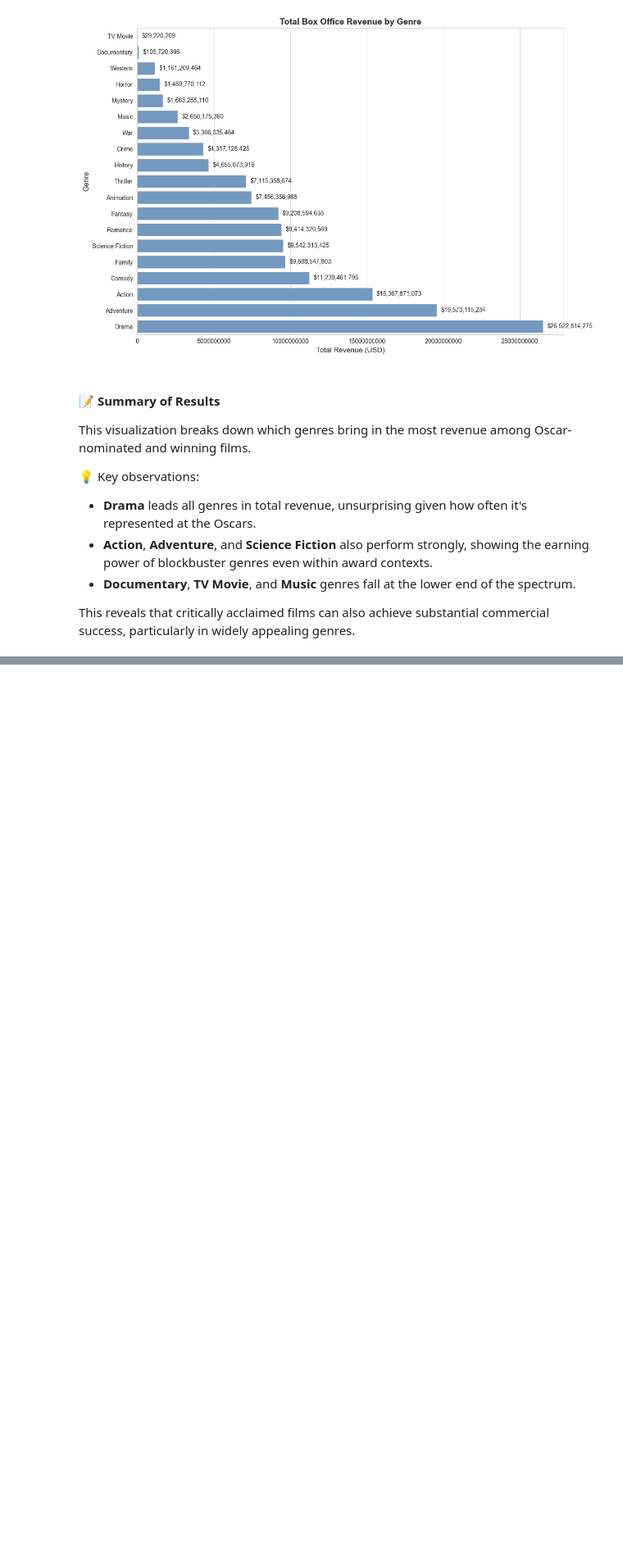
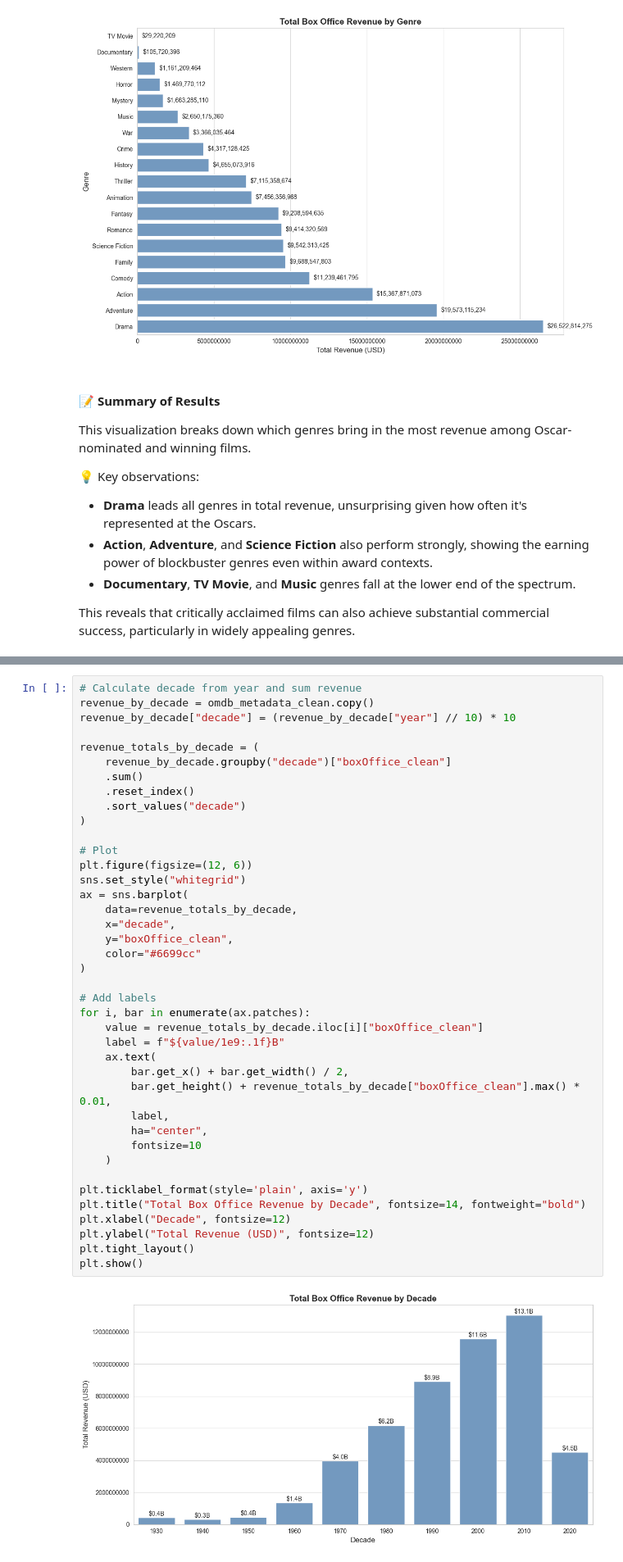
Before and after one commit to judd-jacobs/code-you-capstone, a Jupyter notebook: academy_awards_analysis.ipynb, the cells around one changed output, grey strips where cells are left out. Shown at 82% size. Saved outputs shown, nothing was run; the diff lists cells and outputs as text; blank space fills up the shorter version.

Commit message:
Total Box Office Revenue by Decade Added

```diff
--- a/academy_awards_analysis.ipynb
+++ b/academy_awards_analysis.ipynb
@@ -1127,0 +1134,42 @@ This reveals that critically acclaimed films can also achieve substantial commer
+# %%
+# Calculate decade from year and sum revenue
+revenue_by_decade = omdb_metadata_clean.copy()
+revenue_by_decade["decade"] = (revenue_by_decade["year"] // 10) * 10
+
+revenue_totals_by_decade = (
+    revenue_by_decade.groupby("decade")["boxOffice_clean"]
+    .sum()
+    .reset_index()
+    .sort_values("decade")
+)
+
+# Plot
+plt.figure(figsize=(12, 6))
+sns.set_style("whitegrid")
+ax = sns.barplot(
+    data=revenue_totals_by_decade,
+    x="decade",
+    y="boxOffice_clean",
+    color="#6699cc"
+)
+
+# Add labels
+for i, bar in enumerate(ax.patches):
+    value = revenue_totals_by_decade.iloc[i]["boxOffice_clean"]
+    label = f"${value/1e9:.1f}B"
+    ax.text(
+        bar.get_x() + bar.get_width() / 2,
+        bar.get_height() + revenue_totals_by_decade["boxOffice_clean"].max() * 0.01,
+        label,
+        ha="center",
+        fontsize=10
+    )
+
+plt.ticklabel_format(style='plain', axis='y')
+plt.title("Total Box Office Revenue by Decade", fontsize=14, fontweight="bold")
+plt.xlabel("Decade", fontsize=12)
+plt.ylabel("Total Revenue (USD)", fontsize=12)
+plt.tight_layout()
+plt.show()
+# %% [output]
+[figure, added]
```
Also changed, not shown: parts of 2 cells of this notebook.
